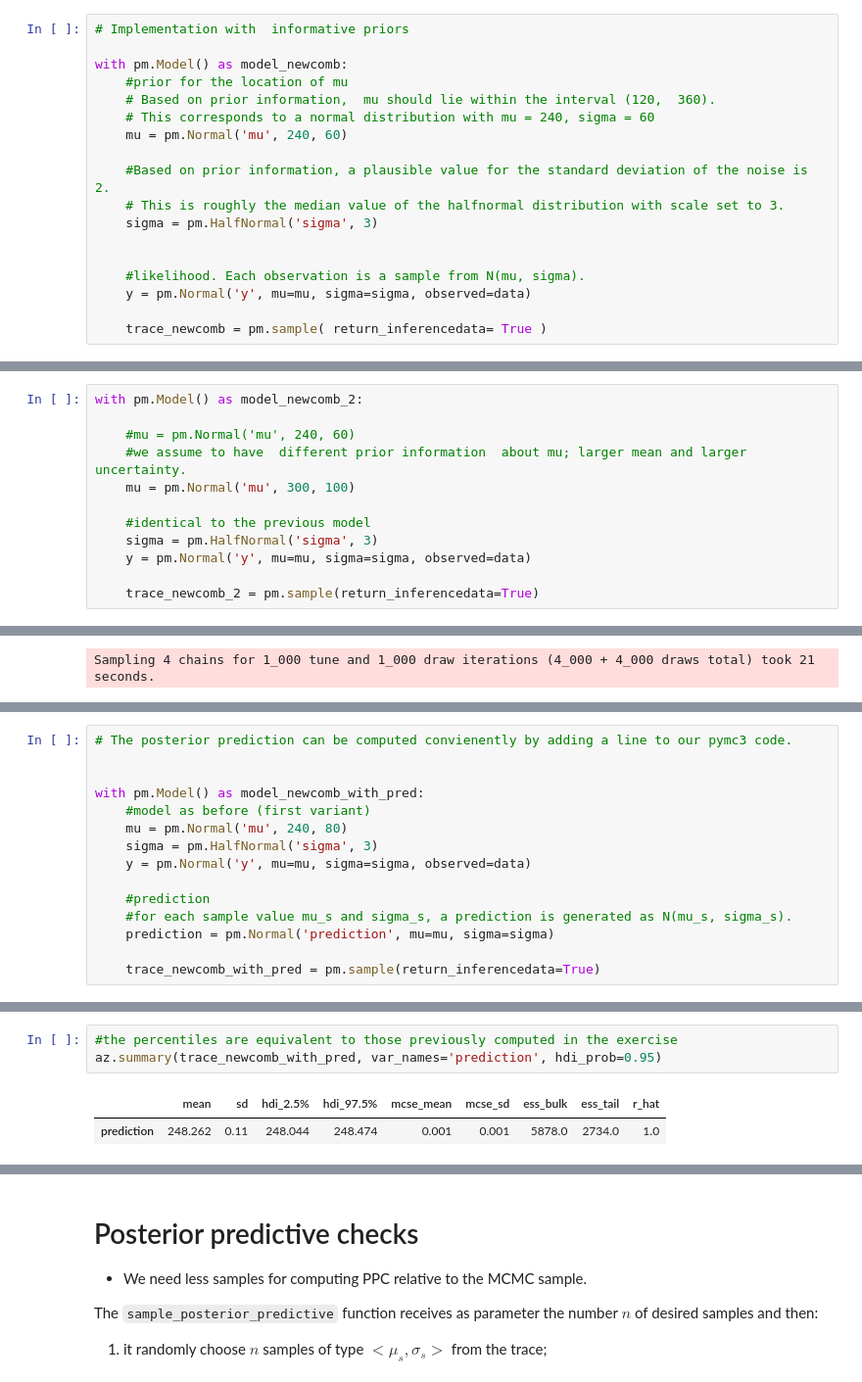
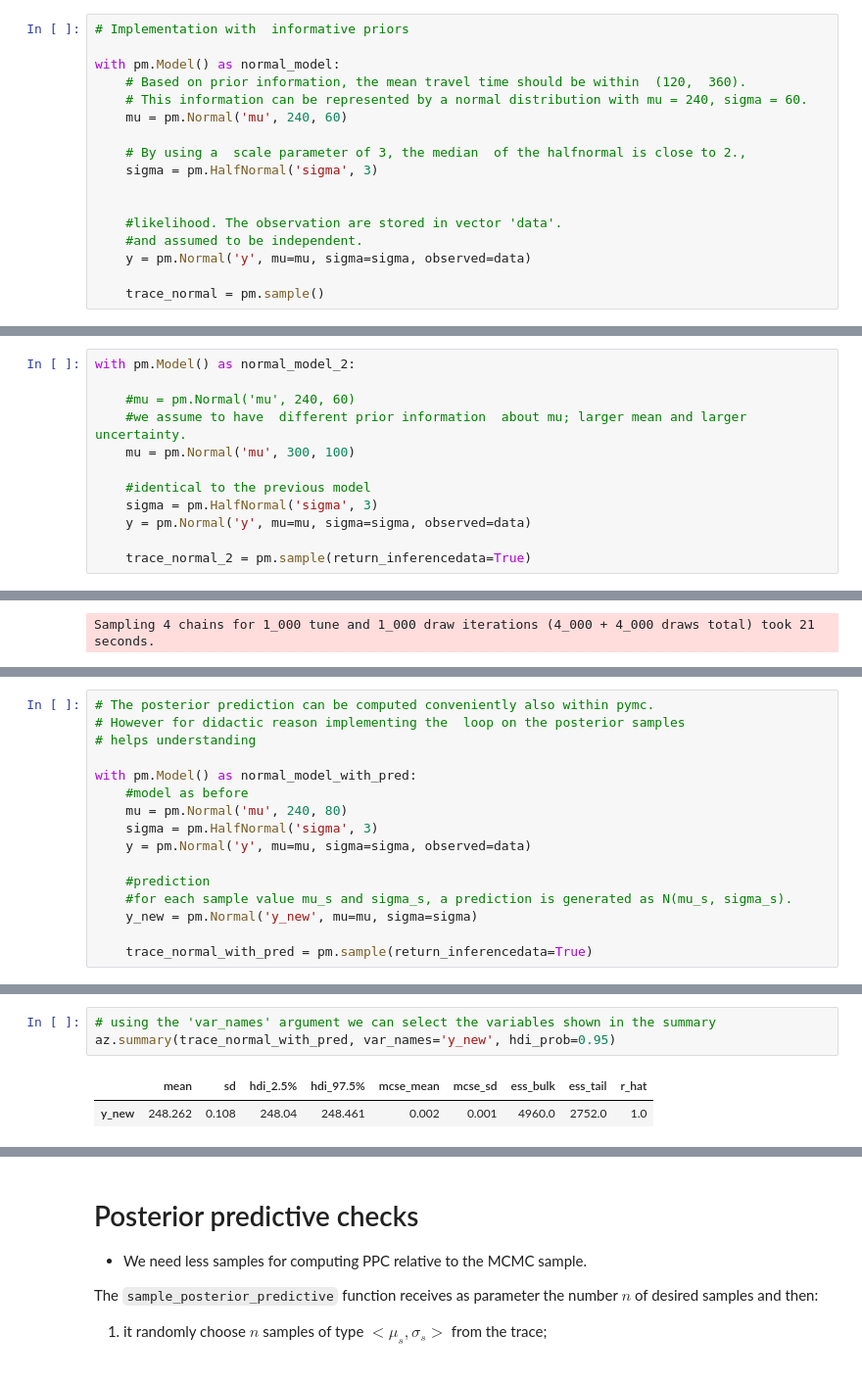
Before and after one commit to gcorani/bda, a Jupyter notebook: 2-ProbProgramming-normal-normal.ipynb, the cells around one changed output, grey strips where cells are left out. Shown at 98% size. Drawn from its saved outputs; the diff is of its cells as text.

Commit message:
minor update to prob programming

```diff
--- a/2-ProbProgramming-normal-normal.ipynb
+++ b/2-ProbProgramming-normal-normal.ipynb
@@ -83,21 +85,20 @@ plt.xlabel('milliseconds');
 # %%
 # Implementation with  informative priors
 
-with pm.Model() as model_newcomb:
-    #prior for the location of mu
-    # Based on prior information,  mu should lie within the interval (120,  360).
-    # This corresponds to a normal distribution with mu = 240, sigma = 60
+with pm.Model() as normal_model:
+    # Based on prior information, the mean travel time should be within  (120,  360).
+    # This information can be represented by a normal distribution with mu = 240, sigma = 60.
     mu = pm.Normal('mu', 240, 60)
 
-    #Based on prior information, a plausible value for the standard deviation of the noise is 2.
-    # This is roughly the median value of the halfnormal distribution with scale set to 3.
+    # By using a  scale parameter of 3, the median  of the halfnormal is close to 2.,
     sigma = pm.HalfNormal('sigma', 3)
 
 
-    #likelihood. Each observation is a sample from N(mu, sigma).
+    #likelihood. The observation are stored in vector 'data'.
+    #and assumed to be independent.
     y = pm.Normal('y', mu=mu, sigma=sigma, observed=data)
 
-    trace_newcomb = pm.sample( return_inferencedata= True )
+    trace_normal = pm.sample()
 # %% [output]
 Auto-assigning NUTS sampler...
 Initializing NUTS using jitter+adapt_diag...
@@ -115,7 +116,7 @@ with  model_newcomb:
 # %% [markdown]
 # What if we change the prior?
 # %%
-with pm.Model() as model_newcomb_2:
+with pm.Model() as normal_model_2:
 
     #mu = pm.Normal('mu', 240, 60)
     #we assume to have  different prior information  about mu; larger mean and larger uncertainty.
@@ -125,7 +126,7 @@ with pm.Model() as model_newcomb_2:
     sigma = pm.HalfNormal('sigma', 3)
     y = pm.Normal('y', mu=mu, sigma=sigma, observed=data)
 
-    trace_newcomb_2 = pm.sample(return_inferencedata=True)
+    trace_normal_2 = pm.sample(return_inferencedata=True)
 # %% [output]
 Auto-assigning NUTS sampler...
 Initializing NUTS using jitter+adapt_diag...
@@ -221,20 +224,21 @@ y_new = np.zeros(len(mu_post))
 #compute the 95% HDI of your prediction
 #plot the kde of the sample values of y_new using az.plot_kde(y_new)
 # %%
-# The posterior prediction can be computed convienently by adding a line to our pymc3 code.
+# The posterior prediction can be computed conveniently also within pymc.
+# However for didactic reason implementing the  loop on the posterior samples
+# helps understanding
 
-
-with pm.Model() as model_newcomb_with_pred:
-    #model as before (first variant)
+with pm.Model() as normal_model_with_pred:
+    #model as before
     mu = pm.Normal('mu', 240, 80)
     sigma = pm.HalfNormal('sigma', 3)
     y = pm.Normal('y', mu=mu, sigma=sigma, observed=data)
 
     #prediction
     #for each sample value mu_s and sigma_s, a prediction is generated as N(mu_s, sigma_s).
-    prediction = pm.Normal('prediction', mu=mu, sigma=sigma)
+    y_new = pm.Normal('y_new', mu=mu, sigma=sigma)
 
-    trace_newcomb_with_pred = pm.sample(return_inferencedata=True)
+    trace_normal_with_pred = pm.sample(return_inferencedata=True)
 # %% [output]
 Auto-assigning NUTS sampler...
 Initializing NUTS using jitter+adapt_diag...
@@ -245,9 +249,9 @@ Sampling 4 chains for 1_000 tune and 1_000 draw iterations (4_000 + 4_000 draws
 # %%
-#the percentiles are equivalent to those previously computed in the exercise
-az.summary(trace_newcomb_with_pred, var_names='prediction', hdi_prob=0.95)
+# using the 'var_names' argument we can select the variables shown in the summary
+az.summary(trace_normal_with_pred, var_names='y_new', hdi_prob=0.95)
 # %% [output]
 |  | mean | sd | hdi_2.5% | hdi_97.5% | mcse_mean | mcse_sd | ess_bulk | ess_tail | r_hat |
-| prediction | 248.262 | 0.11 | 248.044 | 248.474 | 0.001 | 0.001 | 5878.0 | 2734.0 | 1.0 |
+| y_new | 248.262 | 0.108 | 248.04 | 248.461 | 0.002 | 0.001 | 4960.0 | 2752.0 | 1.0 |
 # %% [markdown]
 # Posterior predictive checks
 
```
Also changed, not shown: parts of 31 cells of this notebook, 1 other file.
